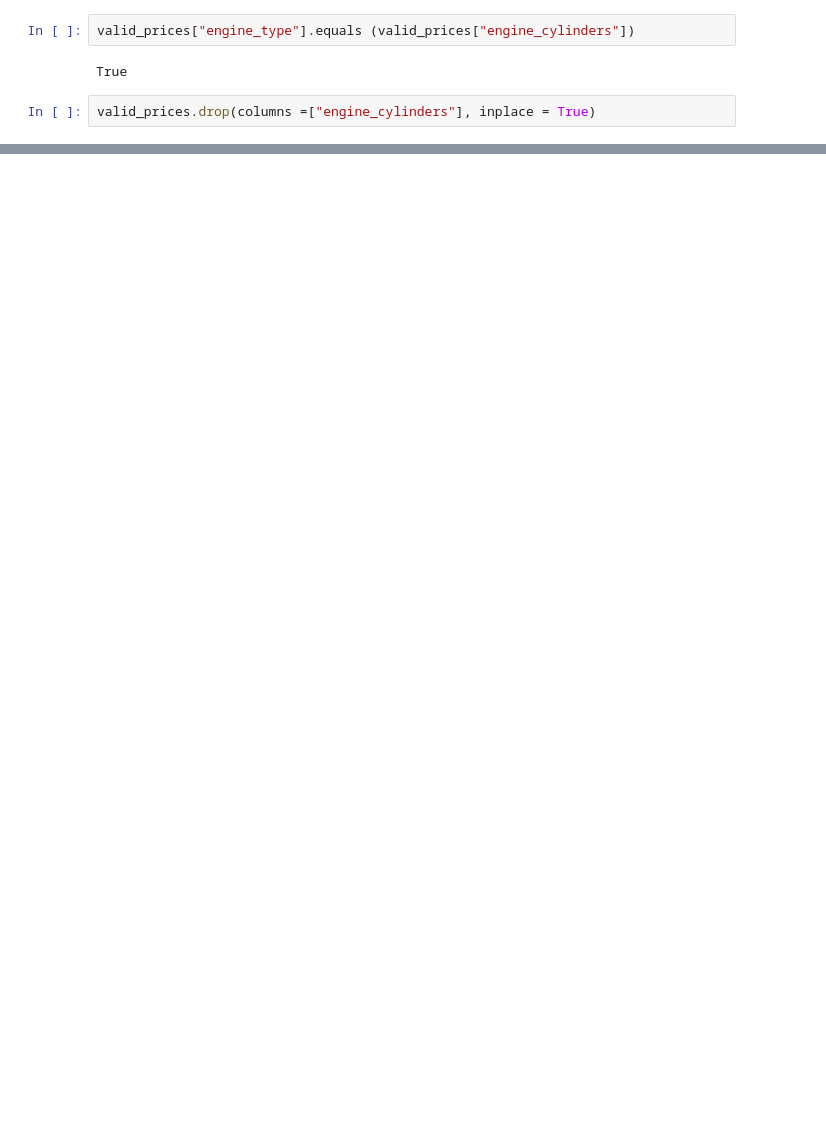
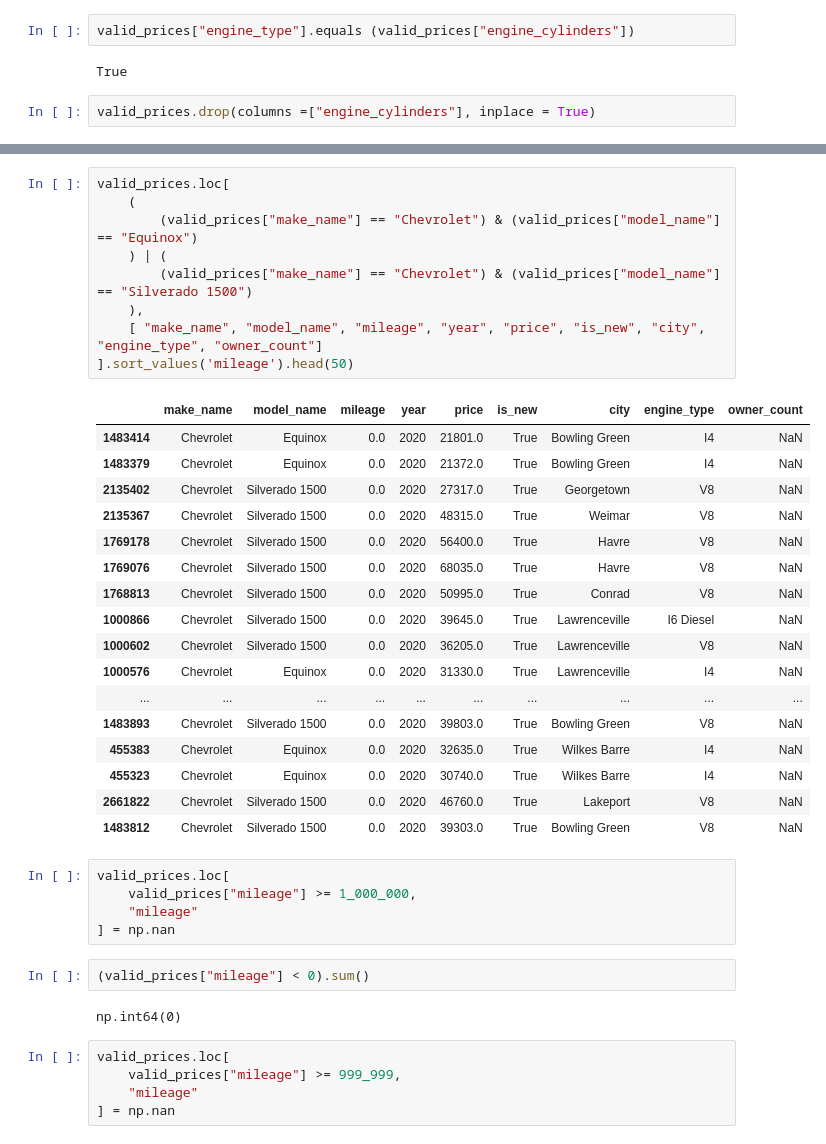
Before and after one commit to CaseyKiiza2026/vehicle-valuation-platform, a Jupyter notebook: notebooks/feature_engineering.ipynb, the cells around one changed output, grey strips where cells are left out. Saved outputs shown, nothing was run; the diff lists cells and outputs as text; blank space fills up the shorter version.

Commit message:
worked on Numerical value validation it is complete

```diff
--- a/notebooks/feature_engineering.ipynb
+++ b/notebooks/feature_engineering.ipynb
@@ -448,0 +496,41 @@ valid_prices
+# %%
+valid_prices.loc[
+    (
+        (valid_prices["make_name"] == "Chevrolet") & (valid_prices["model_name"] == "Equinox")
+    ) | (
+        (valid_prices["make_name"] == "Chevrolet") & (valid_prices["model_name"] == "Silverado 1500")
+    ),
+    [ "make_name", "model_name", "mileage", "year", "price", "is_new", "city", "engine_type", "owner_count"]
+].sort_values('mileage').head(50)
+# %% [output]
+|  | make_name | model_name | mileage | year | price | is_new | city | engine_type | owner_count |
+| 1483414 | Chevrolet | Equinox | 0.0 | 2020 | 21801.0 | True | Bowling Green | I4 | NaN |
+| 1483379 | Chevrolet | Equinox | 0.0 | 2020 | 21372.0 | True | Bowling Green | I4 | NaN |
+| 2135402 | Chevrolet | Silverado 1500 | 0.0 | 2020 | 27317.0 | True | Georgetown | V8 | NaN |
+| 2135367 | Chevrolet | Silverado 1500 | 0.0 | 2020 | 48315.0 | True | Weimar | V8 | NaN |
+| 1769178 | Chevrolet | Silverado 1500 | 0.0 | 2020 | 56400.0 | True | Havre | V8 | NaN |
+| 1769076 | Chevrolet | Silverado 1500 | 0.0 | 2020 | 68035.0 | True | Havre | V8 | NaN |
+| 1768813 | Chevrolet | Silverado 1500 | 0.0 | 2020 | 50995.0 | True | Conrad | V8 | NaN |
+| 1000866 | Chevrolet | Silverado 1500 | 0.0 | 2020 | 39645.0 | True | Lawrenceville | I6 Diesel | NaN |
+| 1000602 | Chevrolet | Silverado 1500 | 0.0 | 2020 | 36205.0 | True | Lawrenceville | V8 | NaN |
+| 1000576 | Chevrolet | Equinox | 0.0 | 2020 | 31330.0 | True | Lawrenceville | I4 | NaN |
+| ... | ... | ... | ... | ... | ... | ... | ... | ... | ... |
+| 1483893 | Chevrolet | Silverado 1500 | 0.0 | 2020 | 39803.0 | True | Bowling Green | V8 | NaN |
+| 455383 | Chevrolet | Equinox | 0.0 | 2020 | 32635.0 | True | Wilkes Barre | I4 | NaN |
+| 455323 | Chevrolet | Equinox | 0.0 | 2020 | 30740.0 | True | Wilkes Barre | I4 | NaN |
+| 2661822 | Chevrolet | Silverado 1500 | 0.0 | 2020 | 46760.0 | True | Lakeport | V8 | NaN |
+| 1483812 | Chevrolet | Silverado 1500 | 0.0 | 2020 | 39303.0 | True | Bowling Green | V8 | NaN |
+# %%
+valid_prices.loc[
+    valid_prices["mileage"] >= 1_000_000,
+    "mileage"
+] = np.nan
+# %%
+(valid_prices["mileage"] < 0).sum()
+# %% [output]
+np.int64(0)
+# %%
+valid_prices.loc[
+    valid_prices["mileage"] >= 999_999,
+    "mileage"
+] = np.nan
```
Also changed, not shown: parts of 53 cells of this notebook, 1 other file.
